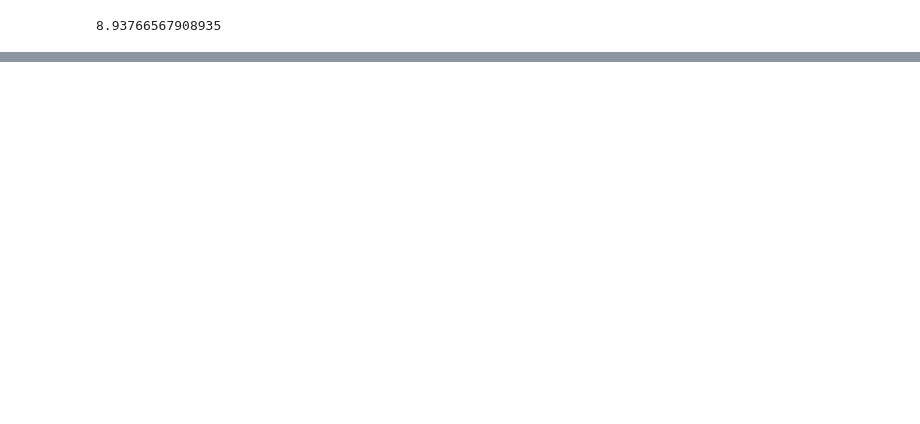
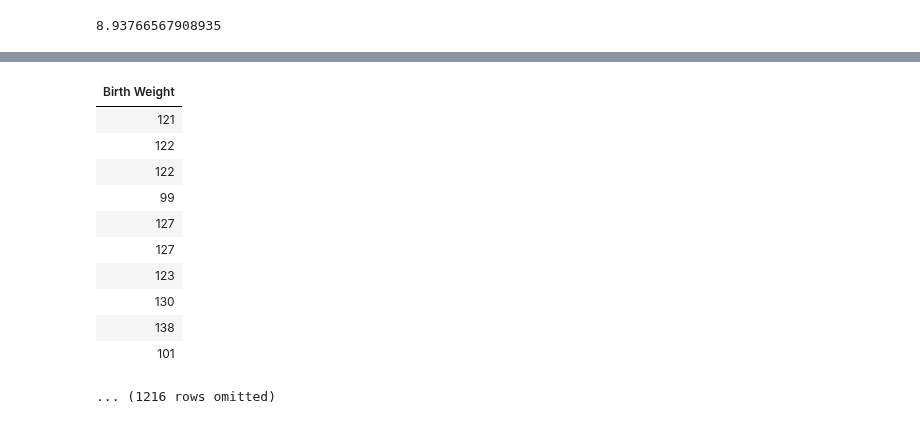
Before and after one commit to ciretorres/python, a Jupyter notebook: data8.2x/Week4/sec08a_ab_testing.ipynb, the cells around one changed output, grey strips where cells are left out. Cells and saved outputs as stored; diff of their text form; code cells hidden in the pictures; blank space fills up the shorter version.

```diff
--- a/data8.2x/Week4/sec08a_ab_testing.ipynb
+++ b/data8.2x/Week4/sec08a_ab_testing.ipynb
@@ -64,0 +79,15 @@ observed_difference
+# %%
+weights.sample(with_replacement = False)
+# %% [output]
+| Birth Weight |
+| 121 |
+| 122 |
+| 122 |
+| 99 |
+| 127 |
+| 127 |
+| 123 |
+| 130 |
+| 138 |
+| 101 |
+... (1216 rows omitted)
```
Also changed, not shown: parts of 16 cells of this notebook, 1 other file.
